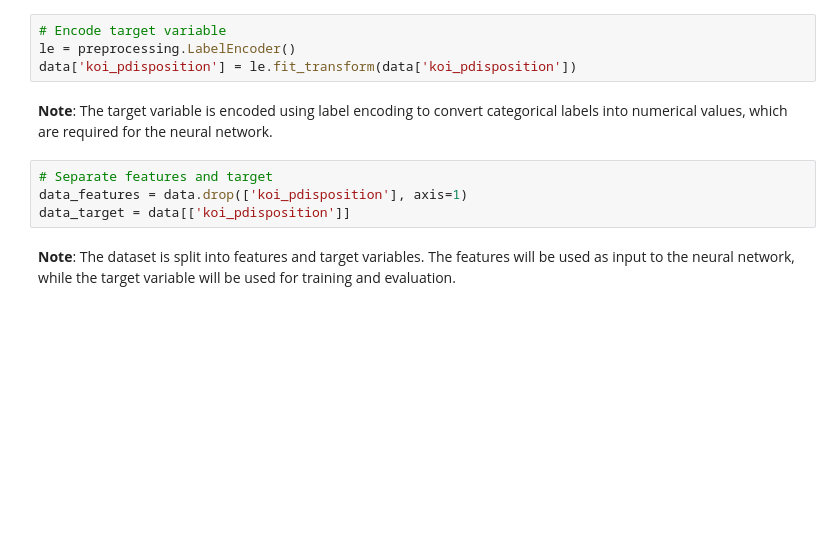
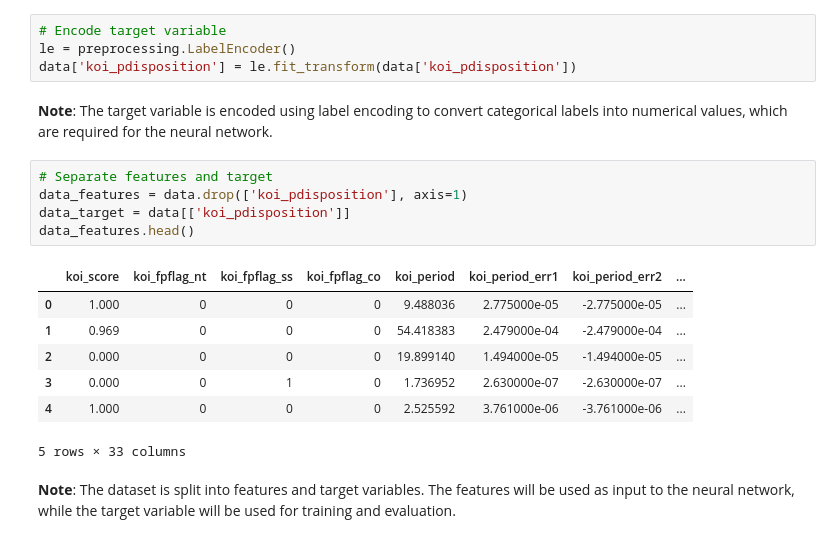
Before and after one commit to SPatel2133/Exoplanets-Detection, a Jupyter notebook: Exoplanet_detector_V2.ipynb, the cells around one changed output. Cells and saved outputs as stored; diff of their text form; blank space fills up the shorter version.

```diff
--- a/Exoplanet_detector_V2.ipynb
+++ b/Exoplanet_detector_V2.ipynb
@@ -100,7 +109,16 @@ data['koi_pdisposition'] = le.fit_transform(data['koi_pdisposition'])
 # %%
 # Separate features and target
 data_features = data.drop(['koi_pdisposition'], axis=1)
 data_target = data[['koi_pdisposition']]
+data_features.head()
+# %% [output]
+|  | koi_score | koi_fpflag_nt | koi_fpflag_ss | koi_fpflag_co | koi_period | koi_period_err1 | koi_period_err2 | ... |
+| 0 | 1.000 | 0 | 0 | 0 | 9.488036 | 2.775000e-05 | -2.775000e-05 | ... |
+| 1 | 0.969 | 0 | 0 | 0 | 54.418383 | 2.479000e-04 | -2.479000e-04 | ... |
+| 2 | 0.000 | 0 | 0 | 0 | 19.899140 | 1.494000e-05 | -1.494000e-05 | ... |
+| 3 | 0.000 | 0 | 1 | 0 | 1.736952 | 2.630000e-07 | -2.630000e-07 | ... |
+| 4 | 1.000 | 0 | 0 | 0 | 2.525592 | 3.761000e-06 | -3.761000e-06 | ... |
+5 rows × 33 columns
 # %% [markdown]
 **Note**: The dataset is split into features and target variables. The features will be used as input to the neural network, while the target variable will be used for training and evaluation.
 # %%
```
Also changed, not shown: parts of 5 cells of this notebook, 1 other file.
